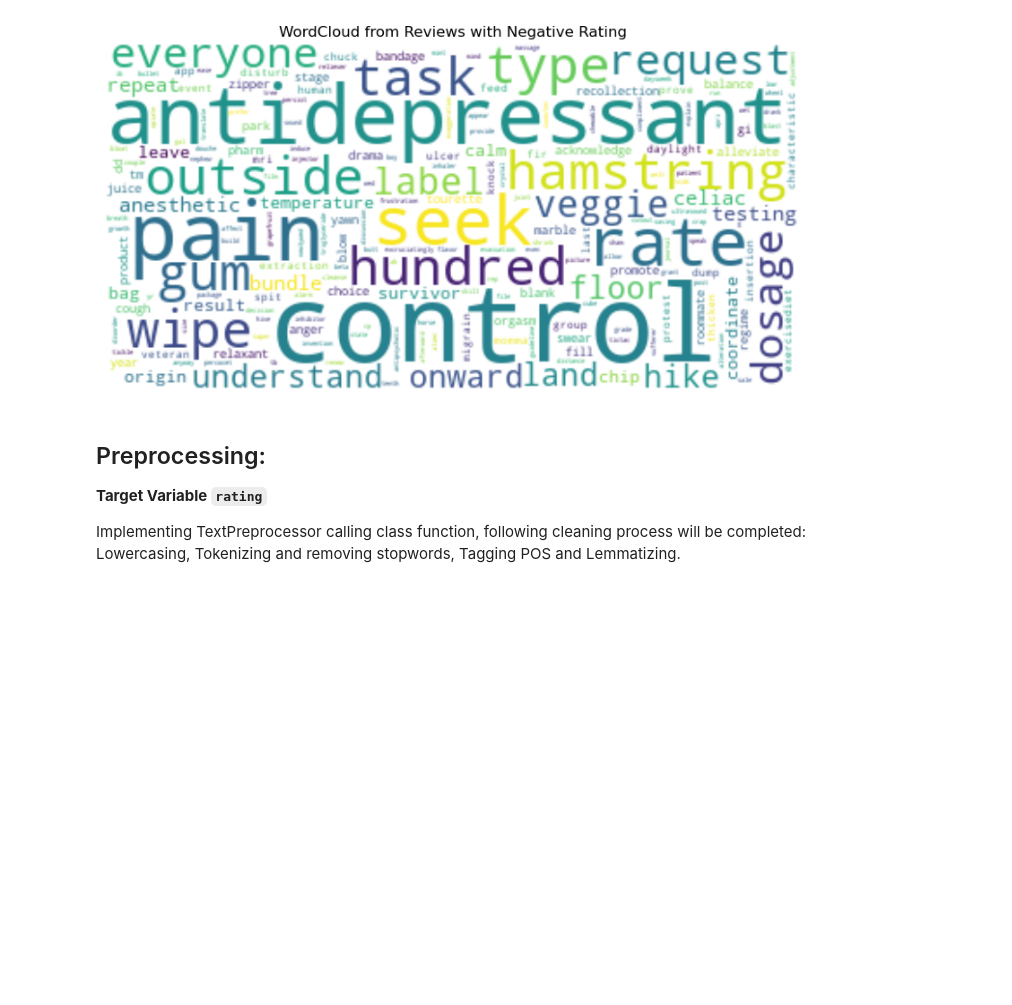
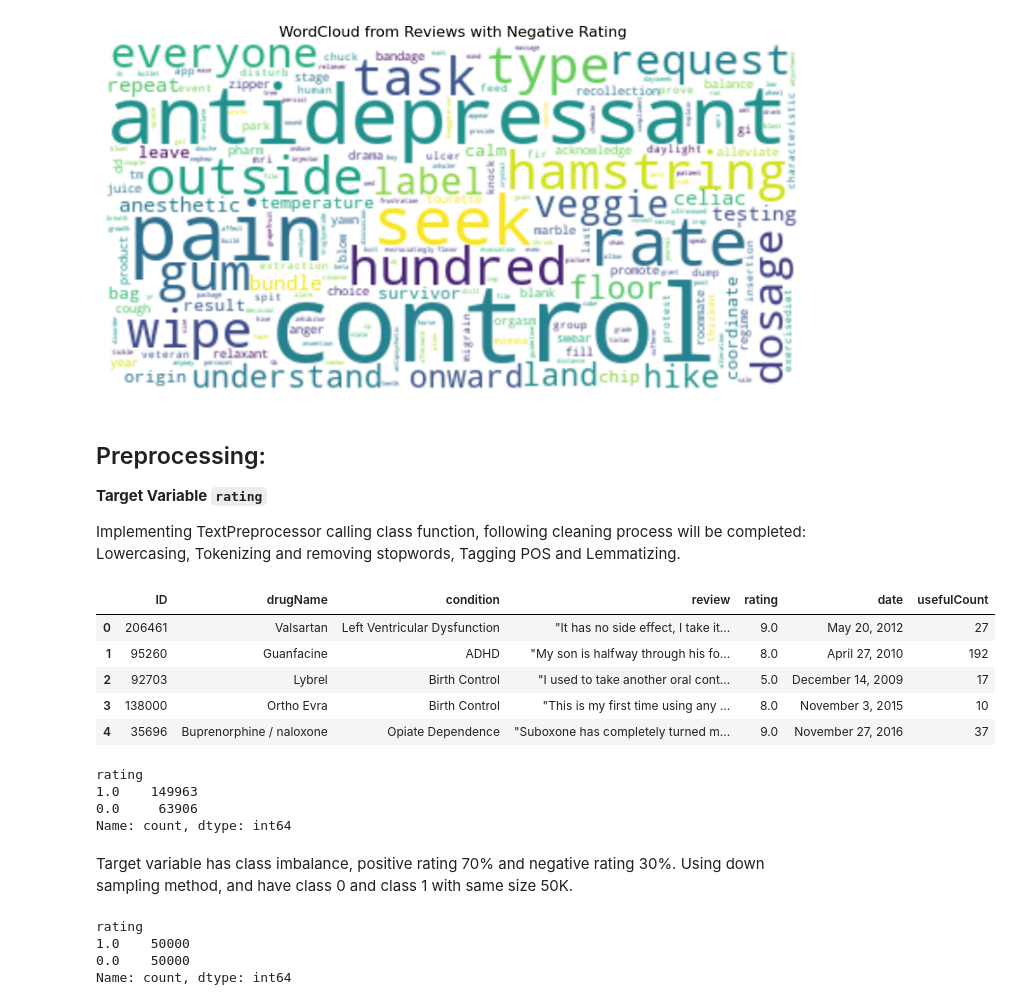
Before and after one commit to YamunaU75/FortuneMedical, a Jupyter notebook: FortuneMedical.ipynb, the cells around one changed output. Cells and saved outputs as stored; diff of their text form; code cells hidden in the pictures; blank space fills up the shorter version.

```diff
--- a/FortuneMedical.ipynb
+++ b/FortuneMedical.ipynb
@@ -435,0 +408,23 @@ class TextPreprocessor(BaseEstimator, TransformerMixin):
+# %%
+# Making a copy before Train Test Split data
+df_med = df.copy()
+df_med.head()
+# %% [output]
+|  | ID | drugName | condition | review | rating | date | usefulCount |
+| 0 | 206461 | Valsartan | Left Ventricular Dysfunction | "It has no side effect, I take it... | 9.0 | May 20, 2012 | 27 |
+| 1 | 95260 | Guanfacine | ADHD | "My son is halfway through his fo... | 8.0 | April 27, 2010 | 192 |
+| 2 | 92703 | Lybrel | Birth Control | "I used to take another oral cont... | 5.0 | December 14, 2009 | 17 |
+| 3 | 138000 | Ortho Evra | Birth Control | "This is my first time using any ... | 8.0 | November 3, 2015 | 10 |
+| 4 | 35696 | Buprenorphine / naloxone | Opiate Dependence | "Suboxone has completely turned m... | 9.0 | November 27, 2016 | 37 |
+# %%
+# Classifying Target variable as 2 classes: positive_rating (6-10) & negative_rating(0-5)
+df_med['rating'] = df_med['rating'].replace({1.0:0, 2.0:0, 3.0:0, 4.0:0, 5.0:0, 6.0:1, 7.0:1, 8.0:1, 9.0:1, 10.0:1})
+df_med['rating'].value_counts()
+# %% [output]
+rating
+1.0    149963
+0.0     63906
+Name: count, dtype: int64
+# %% [markdown]
+Target variable has class imbalance, positive rating 70% and negative rating 30%. Using down sampling method, and have class 0 and class 1 with
+same size 50K.
@@ -435,0 +439,9 @@ class TextPreprocessor(BaseEstimator, TransformerMixin):
+# %%
+# merging 2 datasets
+balanced_df = pd.concat([ds_pos_df, ds_neg_df])
+balanced_df['rating'].value_counts()
+# %% [output]
+rating
+1.0    50000
+0.0    50000
+Name: count, dtype: int64
```
Also changed, not shown: parts of 15 cells of this notebook.
